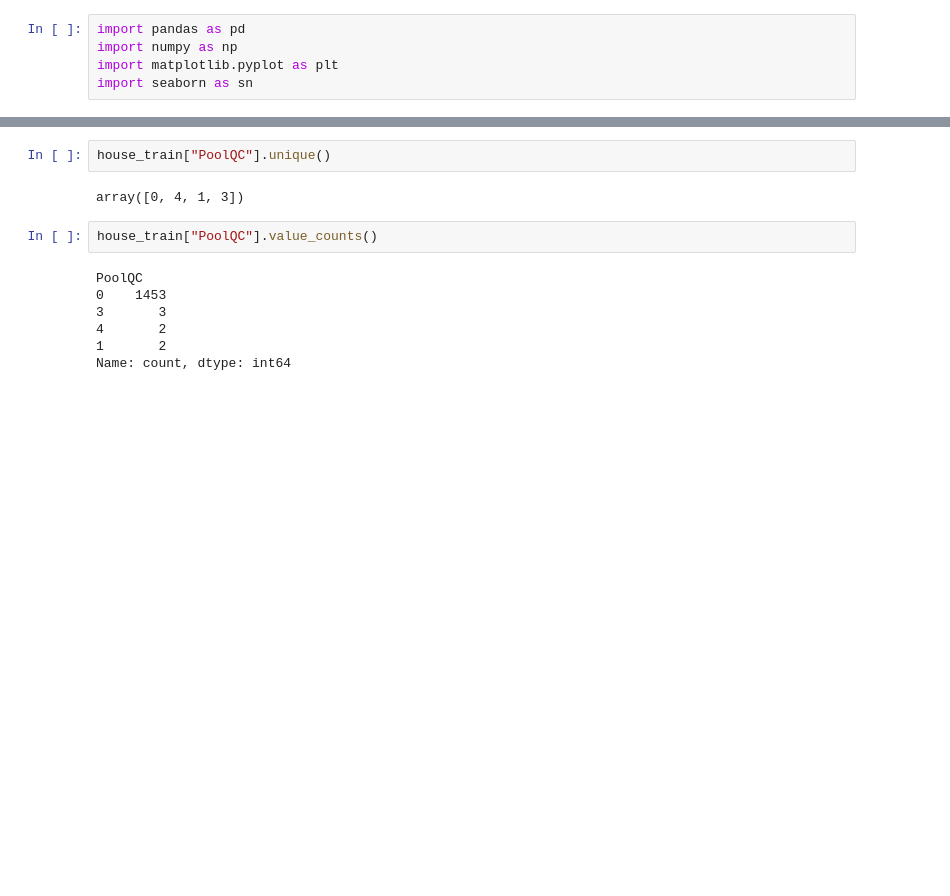
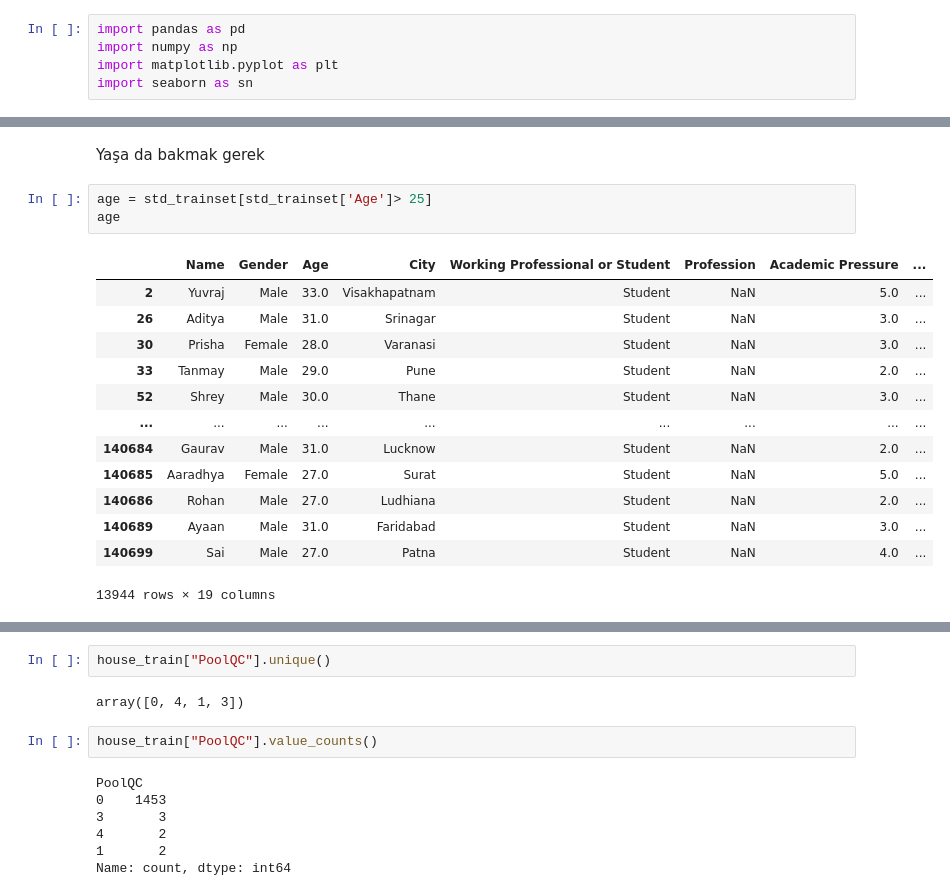
Before and after one commit to mutuceng/depression-risk-classification, a Jupyter notebook: Backend/ML/data_prep.ipynb, the cells around one changed output, grey strips where cells are left out. Saved outputs shown, nothing was run; the diff lists cells and outputs as text; blank space fills up the shorter version.

```diff
--- a/Backend/ML/data_prep.ipynb
+++ b/Backend/ML/data_prep.ipynb
@@ -117,0 +174,19 @@ Name: PoolQC, Length: 1460, dtype: int64
+# %% [markdown]
+Yaşa da bakmak gerek
+# %%
+age = std_trainset[std_trainset['Age']> 25]
+age
+# %% [output]
+|  | Name | Gender | Age | City | Working Professional or Student | Profession | Academic Pressure | ... |
+| 2 | Yuvraj | Male | 33.0 | Visakhapatnam | Student | NaN | 5.0 | ... |
+| 26 | Aditya | Male | 31.0 | Srinagar | Student | NaN | 3.0 | ... |
+| 30 | Prisha | Female | 28.0 | Varanasi | Student | NaN | 3.0 | ... |
+| 33 | Tanmay | Male | 29.0 | Pune | Student | NaN | 2.0 | ... |
+| 52 | Shrey | Male | 30.0 | Thane | Student | NaN | 3.0 | ... |
+| ... | ... | ... | ... | ... | ... | ... | ... | ... |
+| 140684 | Gaurav | Male | 31.0 | Lucknow | Student | NaN | 2.0 | ... |
+| 140685 | Aaradhya | Female | 27.0 | Surat | Student | NaN | 5.0 | ... |
+| 140686 | Rohan | Male | 27.0 | Ludhiana | Student | NaN | 2.0 | ... |
+| 140689 | Ayaan | Male | 31.0 | Faridabad | Student | NaN | 3.0 | ... |
+| 140699 | Sai | Male | 27.0 | Patna | Student | NaN | 4.0 | ... |
+13944 rows × 19 columns
```
Also changed, not shown: parts of 46 cells of this notebook, 4 other files.
